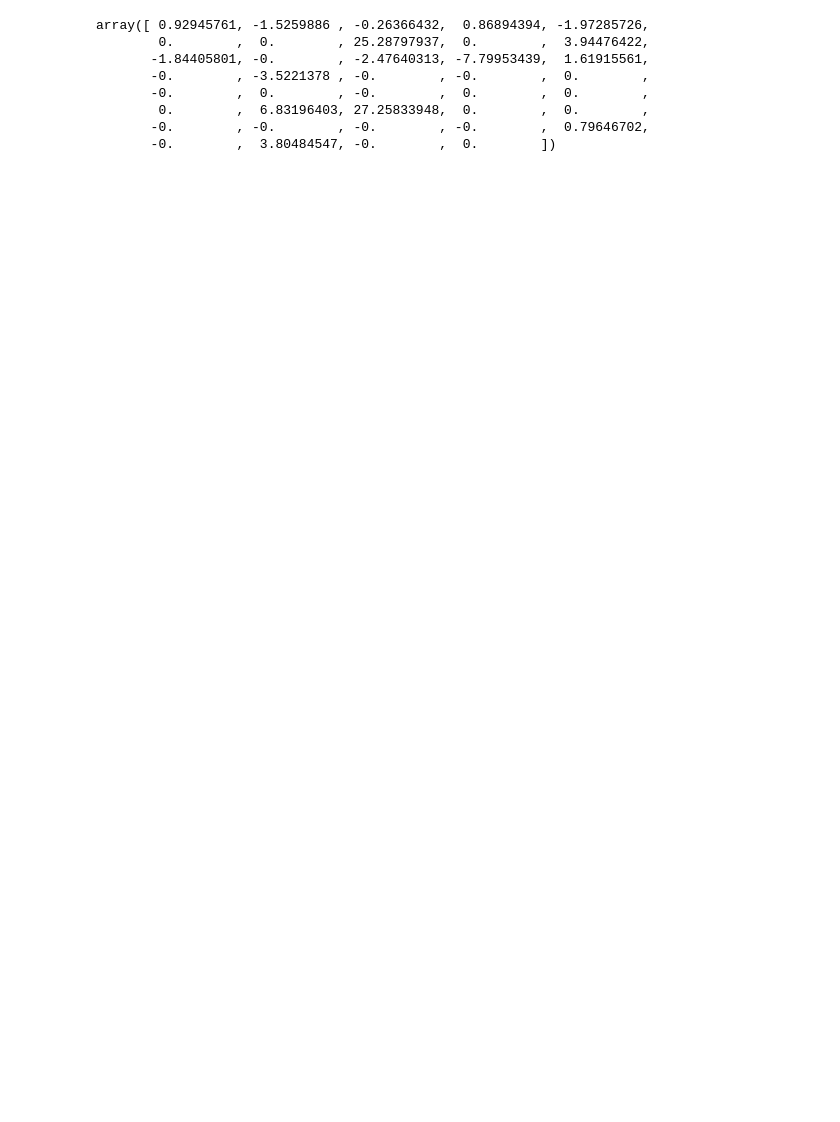
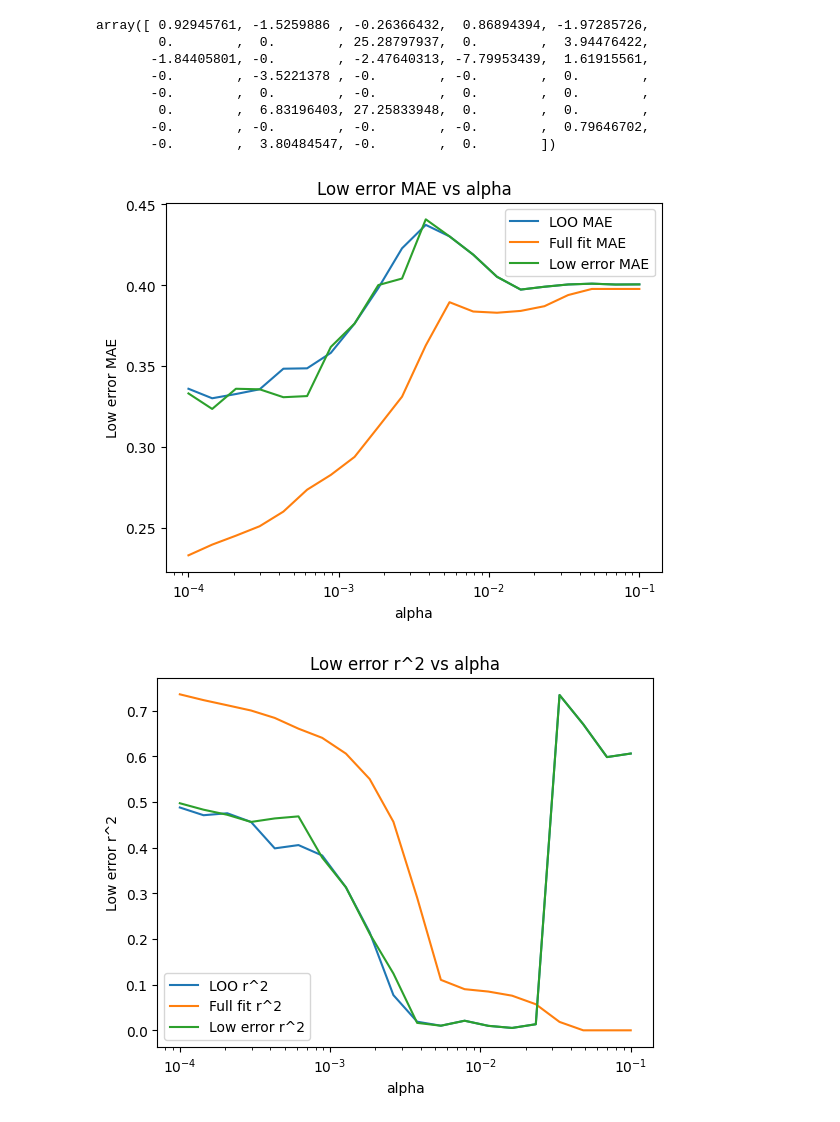
Before and after one commit to oross314/Modeling-Active-Learning-Classrooms, a Jupyter notebook: LASSO_regression.ipynb, the cells around one changed output. Saved outputs shown, nothing was run; the diff lists cells and outputs as text; code cells hidden in the pictures; blank space fills up the shorter version.

```diff
--- a/LASSO_regression.ipynb
+++ b/LASSO_regression.ipynb
@@ -65,3 +64,40 @@ for k in range(data.shape[0]):
+# %%
+df = pd.DataFrame(columns = ['alpha', 'LOO MAE', 'LOO r^2', 'Full fit MAE', 'Full fit r^2', 'Low error MAE', 'Low error r^2', ])
+alphas = np.logspace(-4, -1, 20)
+for a in alphas:
+    LOO_predictions, LOO_weights = LOO_bootstrap(data, target, ES_variance, bootstrap_n, a, maxits)
+    LOO_means = np.mean(LOO_predictions, axis=0)
+    LOO_STDs = np.std(LOO_predictions, axis=0)
+    LOO_MAE = np.mean(np.abs(LOO_means - target))
+    LOO_r2 = np.corrcoef(LOO_means, target)[0, 1]**2
+    clf = lm.Lasso(alpha = a, max_iter = maxits)
+    clf.fit(data, target)
+    full_fit_MAE = np.mean(np.abs(clf.predict(data) - target))
+    full_fit_r2 = clf.score(data, target)
+    low_error_inds = np.where(LOO_STDs < .3)[0]
+    low_error_MAE = np.mean(np.abs(LOO_means[low_error_inds] - target[low_error_inds]))
+    low_error_r2 = np.corrcoef(LOO_means[low_error_inds], target[low_error_inds])[0, 1]**2
+    df.loc[len(df)] = [a, LOO_MAE, LOO_r2, full_fit_MAE, full_fit_r2, low_error_MAE, low_error_r2]
+# %%
+for label in ['LOO MAE','Full fit MAE',  'Low error MAE', ]:
+    plt.plot(df['alpha'], df[label], label=label)
+    plt.xscale('log')
+    plt.xlabel('alpha')
+    plt.ylabel(label)
+    plt.title(label + ' vs alpha')
+    plt.legend()
+plt.show()
+for label in ['LOO r^2','Full fit r^2',  'Low error r^2', ]:
+    plt.plot(df['alpha'], df[label], label=label)
+    plt.xscale('log')
+    plt.xlabel('alpha')
+    plt.ylabel(label)
+    plt.title(label + ' vs alpha')
+    plt.legend()
+plt.show()
+# %% [output]
+[figure, added]
+[figure, added]
 # %%
 LOO_means = np.mean(LOO_predictions, axis=0)
 LOO_stds = np.std(LOO_predictions, axis=0)
```
Also changed, not shown: parts of 2 cells of this notebook, 6 other files.
